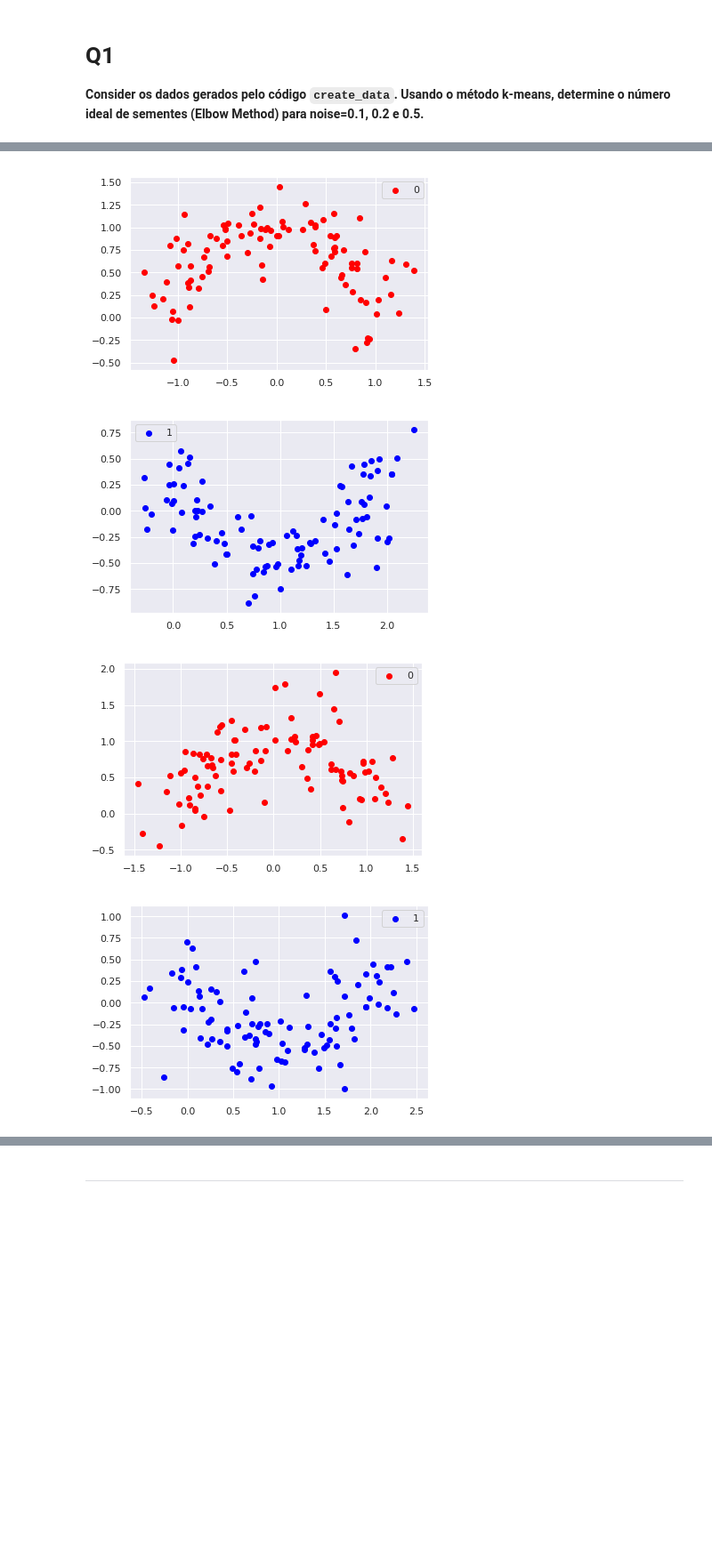
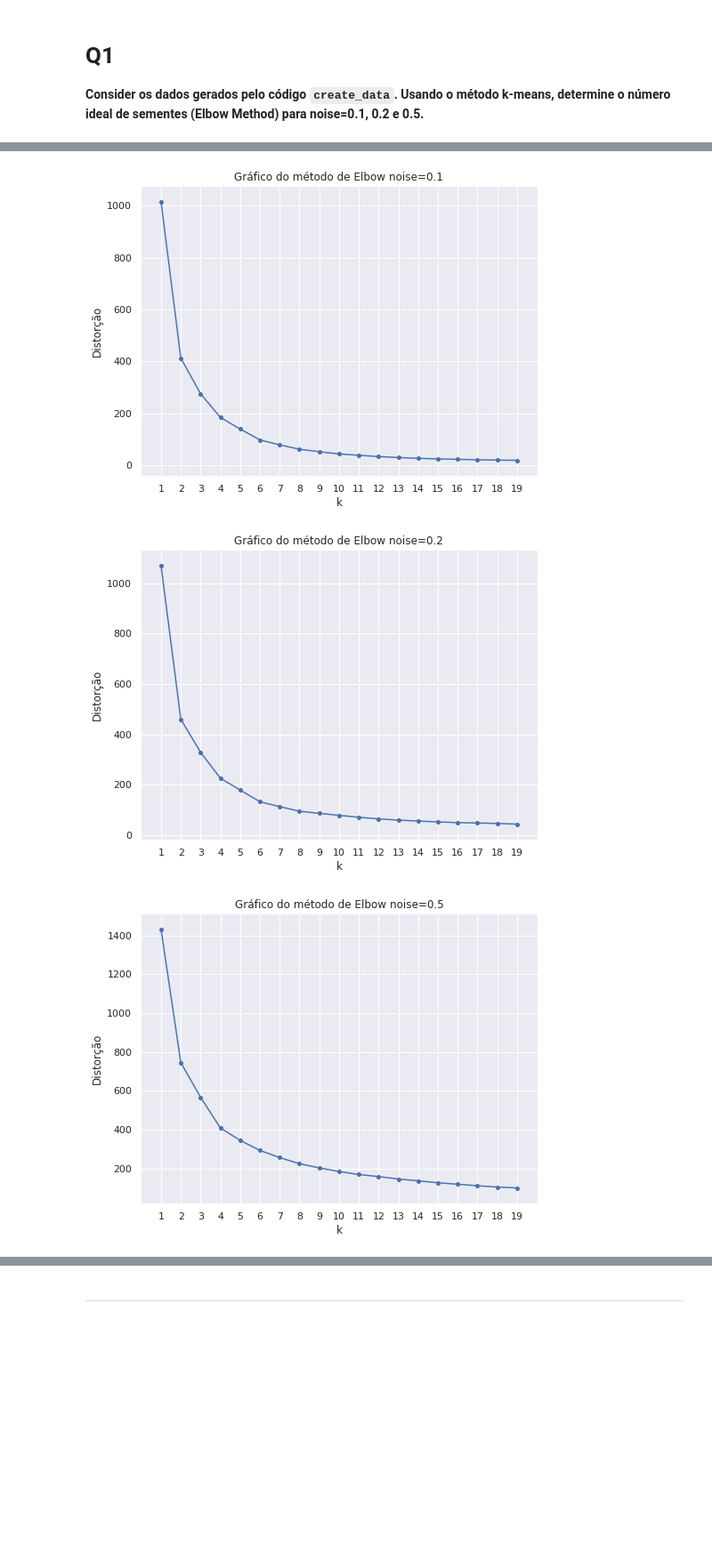
Before and after one commit to BrunoGomesCoelho/playing-pipeline, a Jupyter notebook: T4/Trabalho4.ipynb, the cells around one changed output, grey strips where cells are left out. Shown: that part at 89% size. Drawn from its saved outputs; the diff is of its cells as text; code cells hidden in the pictures; blank space fills up the shorter version.

```diff
--- a/T4/Trabalho4.ipynb
+++ b/T4/Trabalho4.ipynb
@@ -82,10 +68,37 @@ df = create_data(noise=0.1, plot=True)
-# %%
-df = create_data(noise=0.2, plot=True)
-# %% [output]
-[figure, removed]
-[figure, removed]
-# %%
-df = create_data(noise=0.3, plot=True)
-# %% [output]
-[figure, removed]
-[figure, removed]
+# %%
+def create_data(noise, return_single_df=False):
+    X, y = make_moons(n_samples=N_SAMPLES, noise=noise)
+    d = np.column_stack((X,np.transpose(y)))
+    data = pd.DataFrame(data = d, columns=['X1', 'X2', 'y'])
+
+    if return_single_df:
+        return data
+    else:
+        return X, y
+
+def plot_elbow(k_options, distortions, noise):
+    # Plot the elbow
+    plt.figure(figsize=SIZE)
+    sns.lineplot(k_options, distortions)
+    sns.scatterplot(k_options, distortions)
+    plt.xticks(k_options)
+    plt.xlabel('k')
+    plt.ylabel('Distorção')
+    plt.title(f"Gráfico do método de Elbow noise={noise}")
+    plt.show()
+# %%
+# Vamos utilizar um noise de 0.2
+k_options = [x for x in range(1,20)]
+
+for noise in [0.1, 0.2, 0.5]:
+    X, y = create_data(noise=noise)
+    distortions = []
+
+    for k in k_options:
+        kmean_model = KMeans(n_clusters=k).fit(X)
+        distortions.append(kmean_model.inertia_)
+    plot_elbow(k_options, distortions, noise)
+# %% [output]
+[figure, added]
+[figure, added]
+[figure, added]
```
Also changed, not shown: parts of 55 cells of this notebook.
